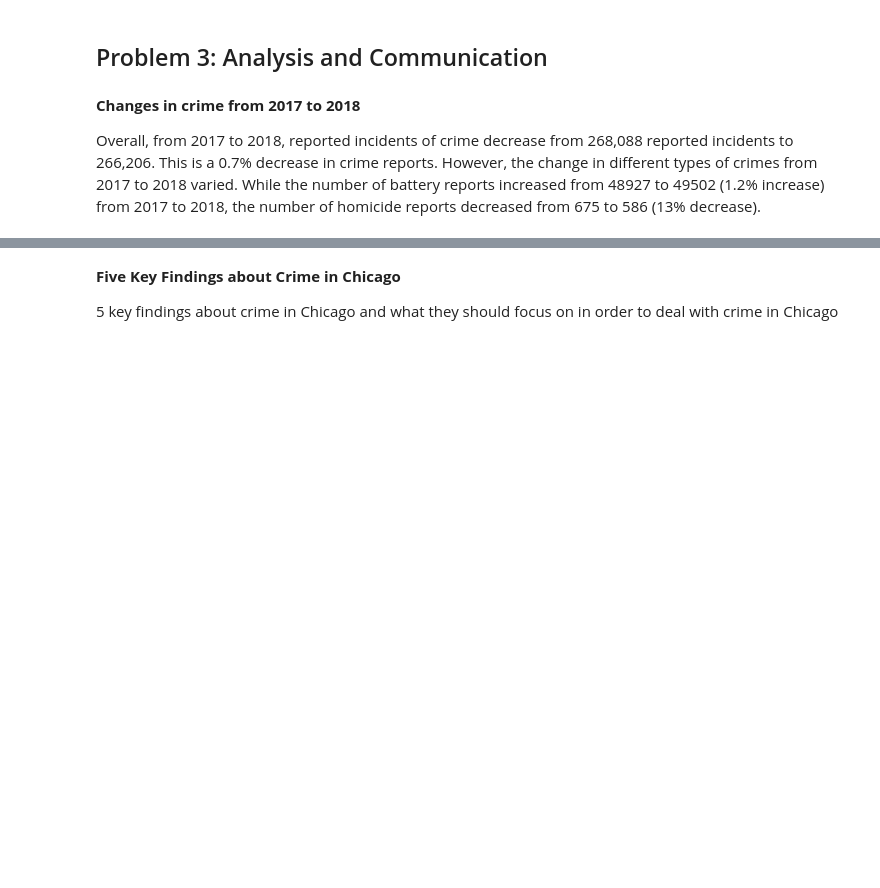
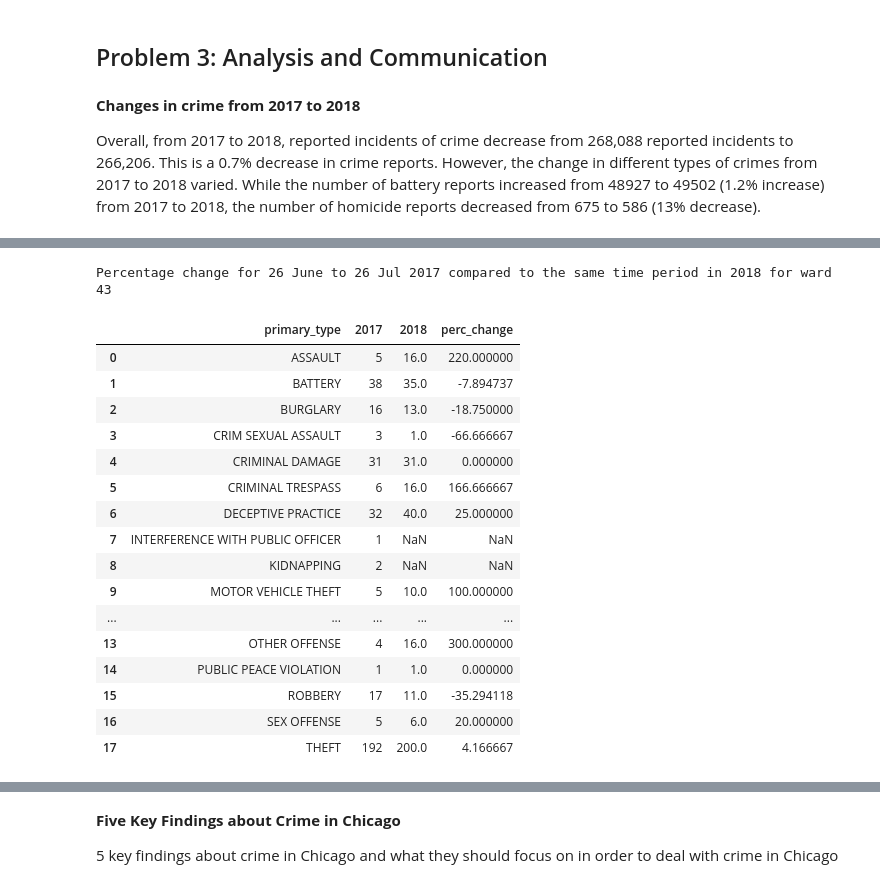
Before and after one commit to rachel-ker/capp30254, a Jupyter notebook: HW1/hw1-writeup.ipynb, the cells around one changed output, grey strips where cells are left out. Saved outputs shown, nothing was run; the diff lists cells and outputs as text; code cells hidden in the pictures; blank space fills up the shorter version.

```diff
--- a/HW1/hw1-writeup.ipynb
+++ b/HW1/hw1-writeup.ipynb
@@ -106,0 +136,22 @@ Even when looking at Ward 43 only, robbery decreased by 35.3%, battery decreased
+# %%
+print("Percentage change for 26 June to 26 Jul 2017 compared to the same time period in 2018 for ward 43")
+pd.read_csv("tables/perc_change_monthofjul_w43")
+# %% [output]
+Percentage change for 26 June to 26 Jul 2017 compared to the same time period in 2018 for ward 43
+|  | primary_type | 2017 | 2018 | perc_change |
+| 0 | ASSAULT | 5 | 16.0 | 220.000000 |
+| 1 | BATTERY | 38 | 35.0 | -7.894737 |
+| 2 | BURGLARY | 16 | 13.0 | -18.750000 |
+| 3 | CRIM SEXUAL ASSAULT | 3 | 1.0 | -66.666667 |
+| 4 | CRIMINAL DAMAGE | 31 | 31.0 | 0.000000 |
+| 5 | CRIMINAL TRESPASS | 6 | 16.0 | 166.666667 |
+| 6 | DECEPTIVE PRACTICE | 32 | 40.0 | 25.000000 |
+| 7 | INTERFERENCE WITH PUBLIC OFFICER | 1 | NaN | NaN |
+| 8 | KIDNAPPING | 2 | NaN | NaN |
+| 9 | MOTOR VEHICLE THEFT | 5 | 10.0 | 100.000000 |
+| ... | ... | ... | ... | ... |
+| 13 | OTHER OFFENSE | 4 | 16.0 | 300.000000 |
+| 14 | PUBLIC PEACE VIOLATION | 1 | 1.0 | 0.000000 |
+| 15 | ROBBERY | 17 | 11.0 | -35.294118 |
+| 16 | SEX OFFENSE | 5 | 6.0 | 20.000000 |
+| 17 | THEFT | 192 | 200.0 | 4.166667 |
```
Also changed, not shown: parts of 9 cells of this notebook, 5 other files.
